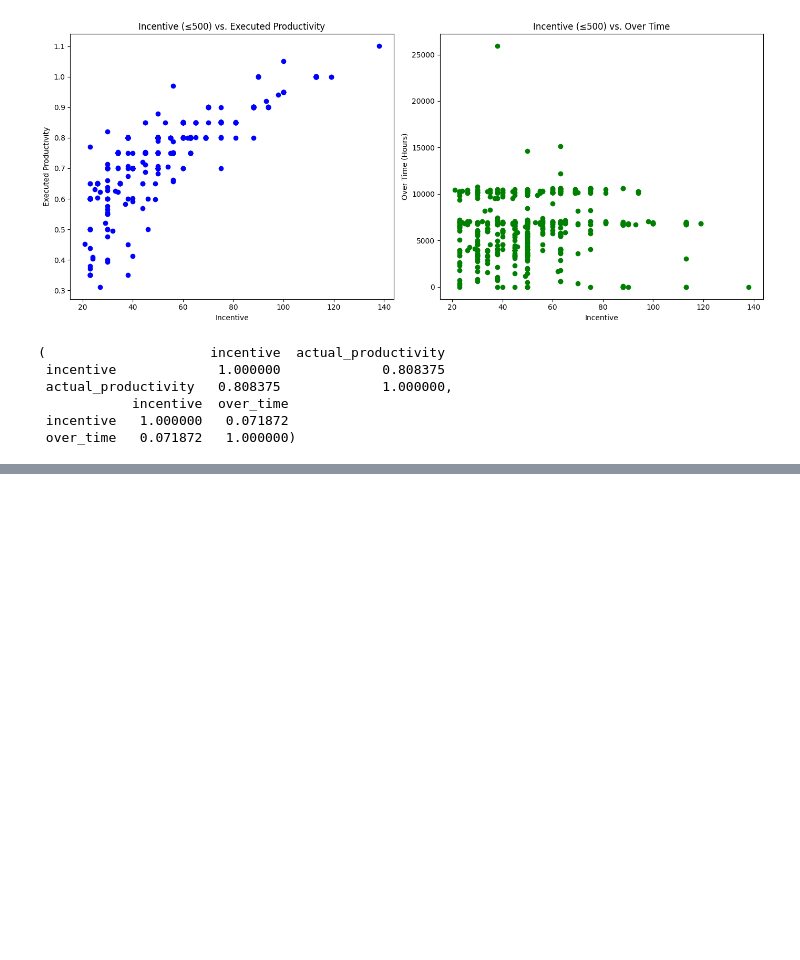
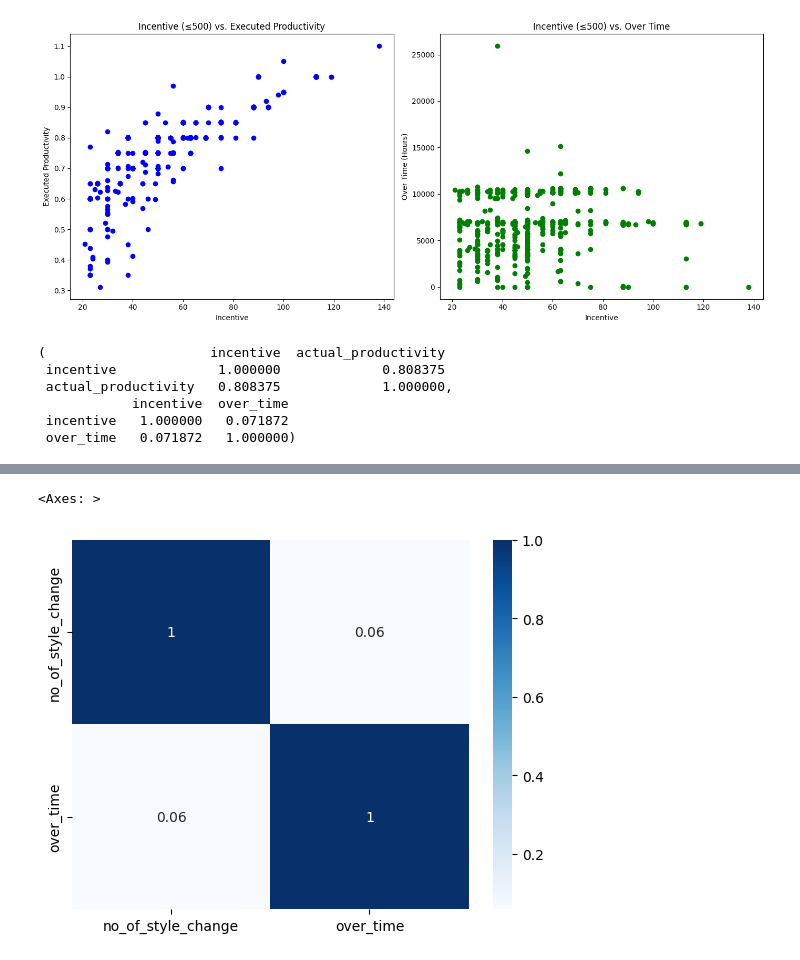
Before and after one commit to DiegoRojasMarinkelle/Proyecto-1---ACTD, a Jupyter notebook: Visualizaciones.ipynb, the cells around one changed output, grey strips where cells are left out. Saved outputs shown, nothing was run; the diff lists cells and outputs as text; code cells hidden in the pictures; blank space fills up the shorter version.

```diff
--- a/Visualizaciones.ipynb
+++ b/Visualizaciones.ipynb
@@ -194,0 +211,5 @@ correlacion_incentivo_productividad_filtrado, correlacion_incentivo_overtime_fil
+# %%
+sns.heatmap(correlacion_estilo_overtime, cmap="Blues", annot=True)
+# %% [output]
+<Axes: >
+[figure, added]
```
Also changed, not shown: parts of 10 cells of this notebook.
